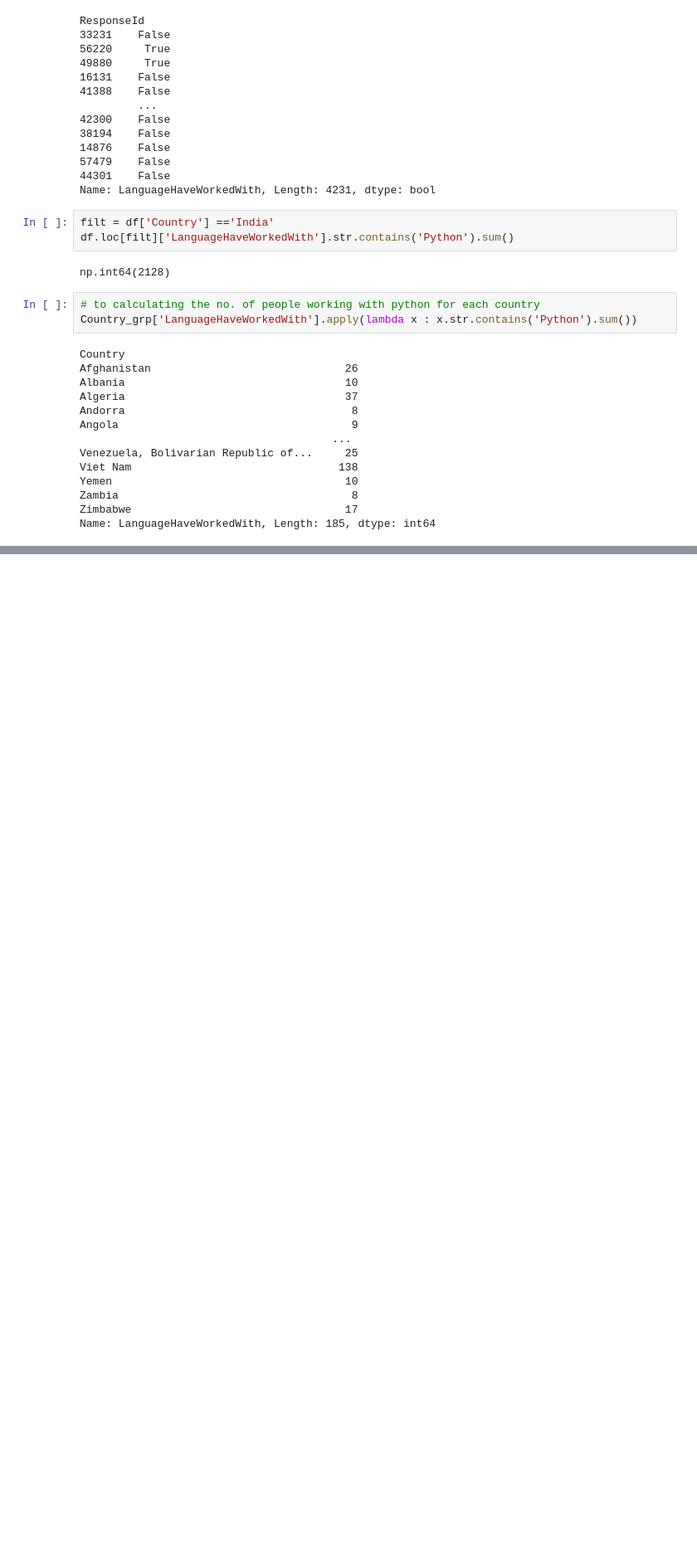
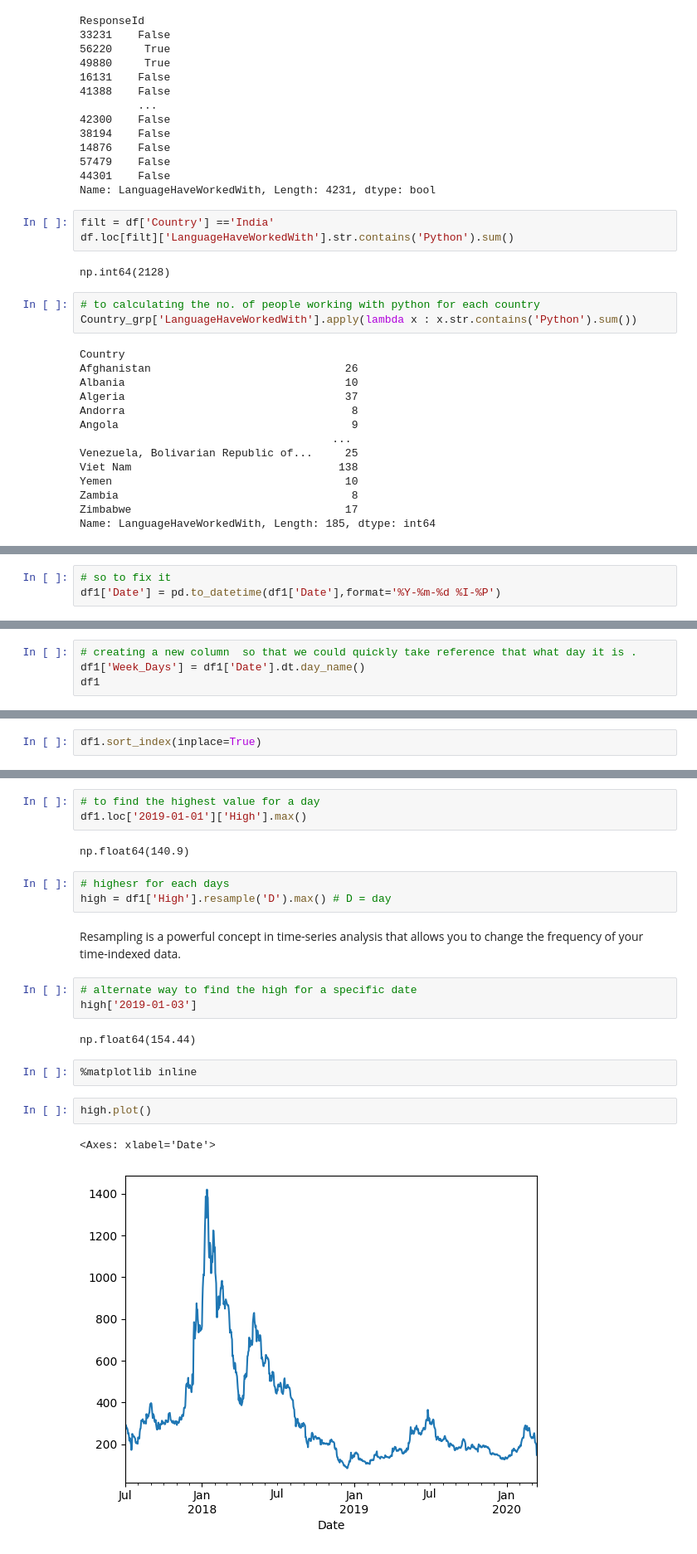
Before and after one commit to Amit-yadav019/python-Git-learning-journey, a Jupyter notebook: pandas_practicle_01.ipynb, the cells around one changed output, grey strips where cells are left out. Shown at 83% size. Cells and saved outputs as stored; diff of their text form; blank space fills up the shorter version.

```diff
--- a/pandas_practicle_01.ipynb
+++ b/pandas_practicle_01.ipynb
@@ -817,0 +967,3 @@ Name: LanguageHaveWorkedWith, Length: 185, dtype: int64
+# %%
+# so to fix it
+df1['Date'] = pd.to_datetime(df1['Date'],format='%Y-%m-%d %I-%P')
@@ -817,0 +1057,4 @@ Name: LanguageHaveWorkedWith, Length: 185, dtype: int64
+# %%
+# creating a new column  so that we could quickly take reference that what day it is .
+df1['Week_Days'] = df1['Date'].dt.day_name()
+df1
@@ -817,0 +1200,2 @@ Name: LanguageHaveWorkedWith, Length: 185, dtype: int64
+# %%
+df1.sort_index(inplace=True)
@@ -817,0 +1225,22 @@ Name: LanguageHaveWorkedWith, Length: 185, dtype: int64
+# %%
+# to find the highest value for a day
+df1.loc['2019-01-01']['High'].max()
+# %% [output]
+np.float64(140.9)
+# %%
+# highesr for each days
+high = df1['High'].resample('D').max() # D = day
+# %% [markdown]
+Resampling is a powerful concept in time-series analysis that allows you to change the frequency of your time-indexed data.
+# %%
+# alternate way to find the high for a specific date
+high['2019-01-03']
+# %% [output]
+np.float64(154.44)
+# %%
+%matplotlib inline
+# %%
+high.plot()
+# %% [output]
+<Axes: xlabel='Date'>
+[figure, added]
```
Also changed, not shown: parts of 48 cells of this notebook, 2 other files.
